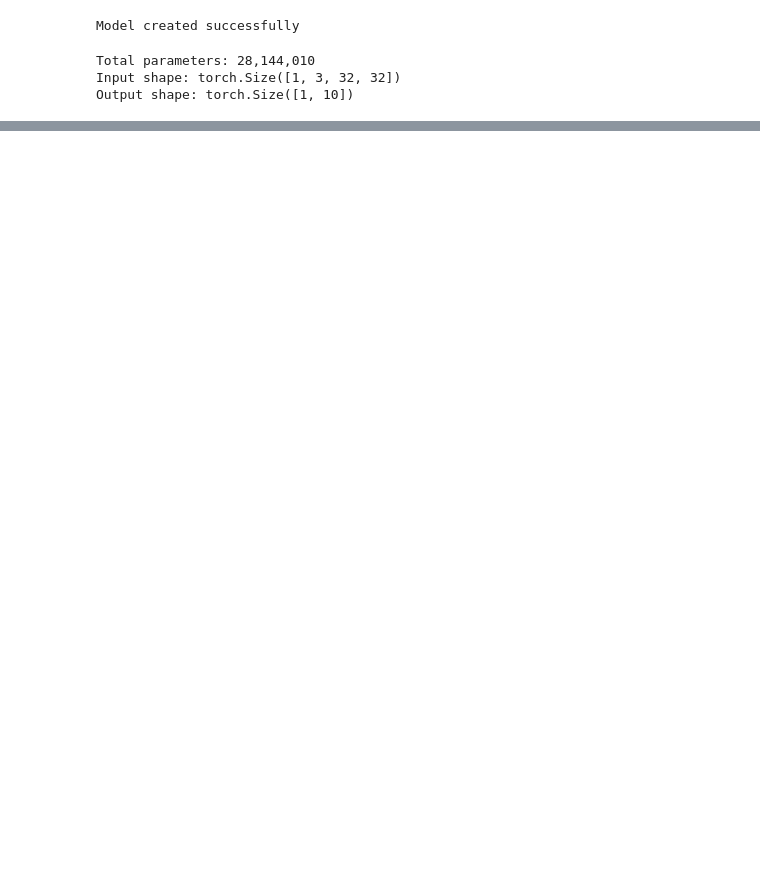
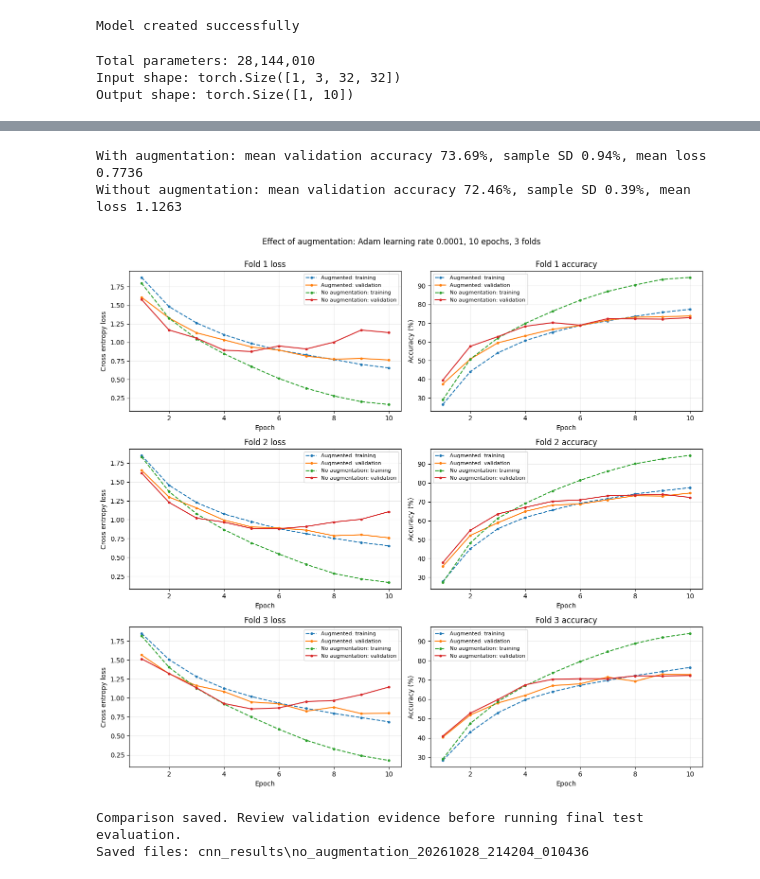
Before and after one commit to Amilkamija/CS4287-Assignment01, a Jupyter notebook: CS4287-Assign2-23362995-23365021-23378247.ipynb, the cells around one changed output, grey strips where cells are left out. Saved outputs shown, nothing was run; the diff lists cells and outputs as text; code cells hidden in the pictures; blank space fills up the shorter version.

Commit message:
Add CNN training, cross-validation, augmentation experiments and final evaluation

```diff
--- a/CS4287-Assign2-23362995-23365021-23378247.ipynb
+++ b/CS4287-Assign2-23362995-23365021-23378247.ipynb
@@ -190,0 +850,61 @@ Output shape: torch.Size([1, 10])
+# %%
+# Read matching augmented baseline histories directly from the saved results.
+noaug_baseline_histories = []  # Keep the matching learning-rate baseline for each fold.
+for noaug_fold in range(1, noaug_folds + 1):  # Read all three completed baseline folds.
+    noaug_baseline_path = noaug_baseline_dir / f"lr_{noaug_learning_rate:g}" / f"fold_{noaug_fold}_history.json"  # Select the correct learning-rate history.
+    noaug_baseline_histories.append(json.loads(noaug_baseline_path.read_text(encoding="utf-8")))  # Restore actual baseline measurements.
+
+# NEW: reject incomplete histories before comparing final-epoch scores.
+for baseline_history in noaug_baseline_histories:
+
+    assert [
+        entry["epoch"] for entry in baseline_history
+    ] == list(range(1, noaug_epochs + 1)), "Incomplete baseline history."
+
+# Compare scores at the same final epoch budget.
+noaug_comparison = []  # Build one summary per augmentation setting.
+for noaug_label, noaug_setting_histories in [("With augmentation", noaug_baseline_histories), ("Without augmentation", noaug_histories)]:  # Compare both conditions.
+    noaug_scores = np.array([noaug_h[-1]["val_accuracy"] for noaug_h in noaug_setting_histories])  # Use final-epoch accuracy for each fold.
+    noaug_losses = np.array([noaug_h[-1]["val_loss"] for noaug_h in noaug_setting_histories])  # Use matching final-epoch validation losses.
+    noaug_comparison.append(dict(  # Save an aggregate record with the underlying fold scores.
+        augmentation=noaug_label, mean_accuracy=float(noaug_scores.mean()), sample_sd=float(noaug_scores.std(ddof=1)),  # Record mean accuracy and fold variation.
+        mean_loss=float(noaug_losses.mean()), fold_1=float(noaug_scores[0]), fold_2=float(noaug_scores[1]), fold_3=float(noaug_scores[2]),  # Preserve the individual scores.
+    ))  # Complete this setting's comparison record.
+    print(f"{noaug_label}: mean validation accuracy {noaug_scores.mean():.2%}, sample SD {noaug_scores.std(ddof=1):.2%}, mean loss {noaug_losses.mean():.4f}")  # Display observed aggregate performance.
+
+
+# Save the comparison separately from the learning-rate experiment.
+with (noaug_dir / "augmentation_comparison.csv").open("w", newline="", encoding="utf-8") as noaug_handle:  # Create a report-ready comparison table.
+    noaug_writer = csv.DictWriter(noaug_handle, fieldnames=list(noaug_comparison[0]))  # Use explicit metric columns.
+    noaug_writer.writeheader()  # Write the table headings.
+    noaug_writer.writerows(noaug_comparison)  # Write both measured conditions.
+(noaug_dir / "augmentation_comparison.json").write_text(json.dumps(noaug_comparison, indent=2), encoding="utf-8")  # Save a machine-readable version too.
+
+
+# Plot training and validation curves for both conditions in every fold.
+noaug_fig, noaug_axes = plt.subplots(noaug_folds, 2, figsize=(13, 4*noaug_folds), squeeze=False)  # Create paired loss/accuracy panels.
+for noaug_row in range(noaug_folds):  # Draw one row per fold.
+    for noaug_label, noaug_h in [("Augmented", noaug_baseline_histories[noaug_row]), ("No augmentation", noaug_histories[noaug_row])]:  # Overlay the two conditions.
+        noaug_x = [noaug_point["epoch"] for noaug_point in noaug_h]  # Use the recorded epoch numbers.
+        for noaug_split, noaug_split_label, noaug_style in [("train", "training", "--"), ("val", "validation", "-")]:  # Distinguish training from validation visually.
+            noaug_curve_label = f"{noaug_label}: {noaug_split_label}"  # Name this curve accurately.
+            noaug_axes[noaug_row, 0].plot(noaug_x, [noaug_point[f"{noaug_split}_loss"] for noaug_point in noaug_h], linestyle=noaug_style, marker=".", label=noaug_curve_label)  # Plot mean loss.
+            noaug_axes[noaug_row, 1].plot(noaug_x, [100*noaug_point[f"{noaug_split}_accuracy"] for noaug_point in noaug_h], linestyle=noaug_style, marker=".", label=noaug_curve_label)  # Plot percentage accuracy.
+    noaug_axes[noaug_row, 0].set(title=f"Fold {noaug_row+1} loss", xlabel="Epoch", ylabel="Cross entropy loss")  # Label the loss graph.
+    noaug_axes[noaug_row, 1].set(title=f"Fold {noaug_row+1} accuracy", xlabel="Epoch", ylabel="Accuracy (%)")  # Label the accuracy graph.
+    for noaug_axis in noaug_axes[noaug_row]:  # Format both panels consistently.
+        noaug_axis.legend(fontsize=8)  # Identify all four curves.
+        noaug_axis.grid(alpha=0.25)  # Make values easier to compare.
+noaug_fig.suptitle("Effect of augmentation: Adam learning rate 0.0001, 10 epochs, 3 folds")  # State the fixed experimental setting.
+noaug_fig.tight_layout(rect=(0, 0, 1, 0.98))  # Reserve space for the figure title.
+noaug_fig.savefig(noaug_dir / "augmentation_comparison_curves.png", dpi=200)  # Save the complete comparison figure.
+plt.show()  # Display the plots in the notebook for saving with outputs.
+plt.close(noaug_fig)  # Release plotting memory.
+print("Comparison saved. Review validation evidence before running final test evaluation.")  # Leave the final choice explicit.
+print(f"Saved files: {noaug_dir}")  # Identify the additional experiment's folder.
+# %% [output]
+With augmentation: mean validation accuracy 73.69%, sample SD 0.94%, mean loss 0.7736
+Without augmentation: mean validation accuracy 72.46%, sample SD 0.39%, mean loss 1.1263
+[figure, added]
+Comparison saved. Review validation evidence before running final test evaluation.
+Saved files: cnn_results\no_augmentation_20261028_214204_010436
```
Also changed, not shown: parts of 29 cells of this notebook, 39 other files.
